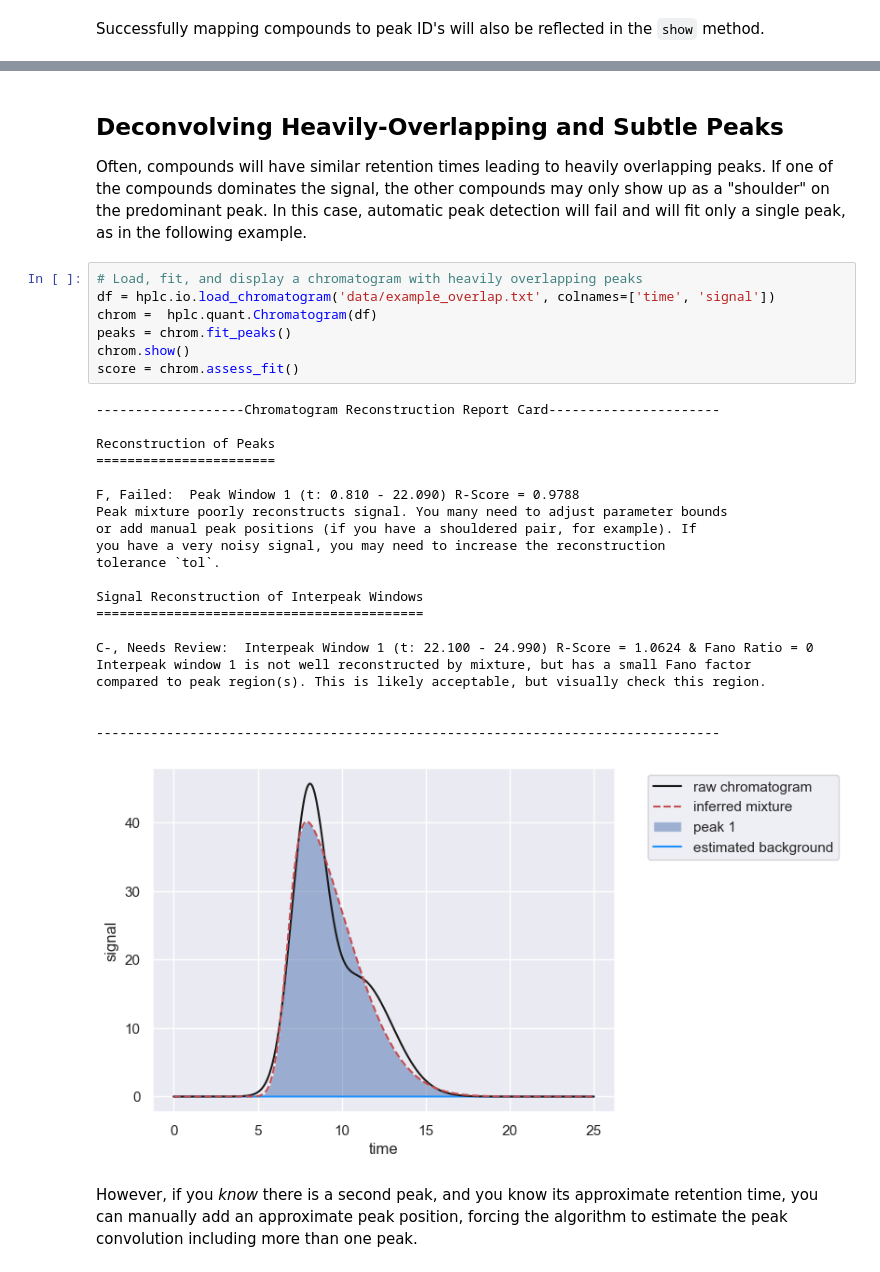
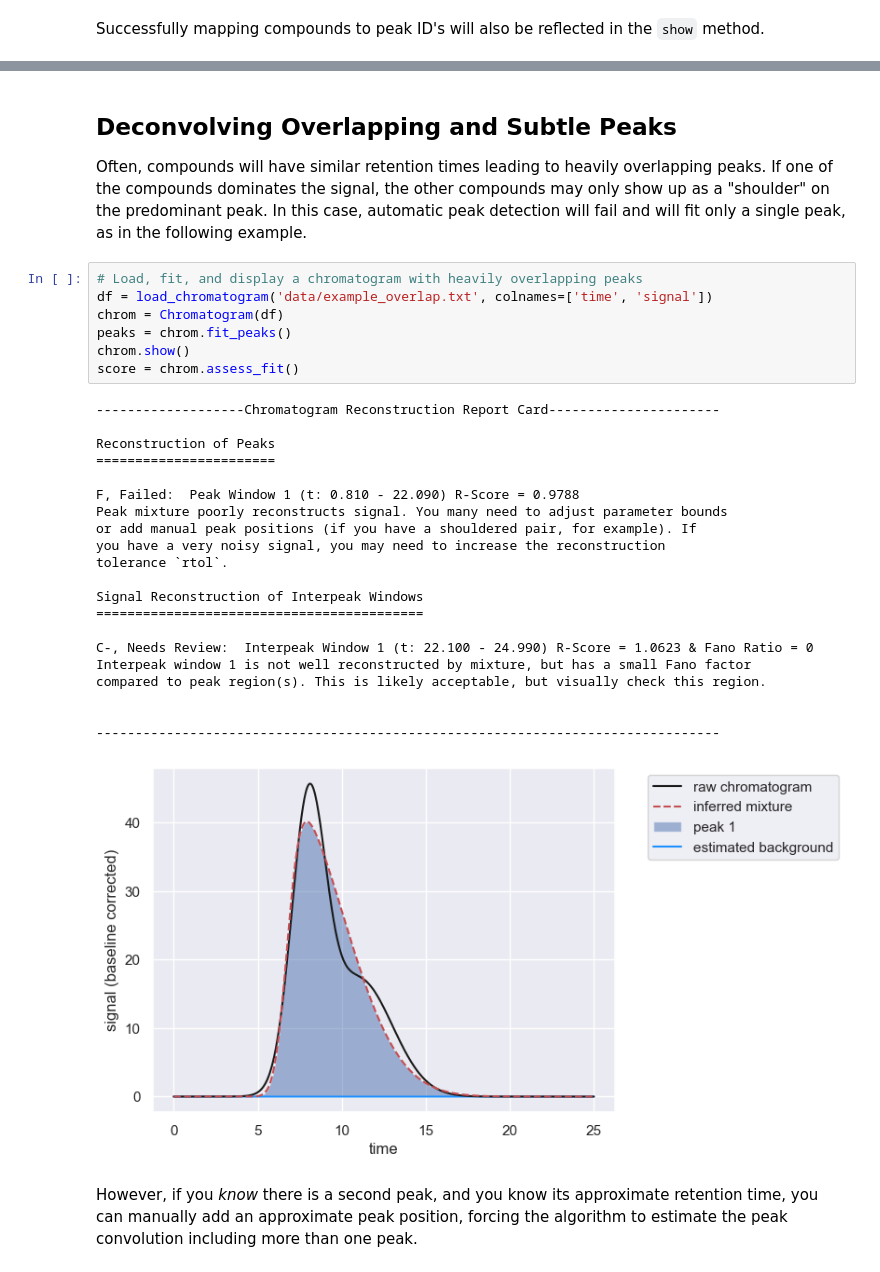
Before and after one commit to cremerlab/hplc-py, a Jupyter notebook: docs/source/getting_started/quickstart.ipynb, the cells around one changed output, grey strips where cells are left out. Drawn from its saved outputs; the diff is of its cells as text.

```diff
--- a/docs/source/getting_started/quickstart.ipynb
+++ b/docs/source/getting_started/quickstart.ipynb
@@ -153,35 +159,35 @@ chrom.show()
 # %% [markdown]
-## Deconvolving Heavily-Overlapping and Subtle Peaks
+## Deconvolving Overlapping and Subtle Peaks
 Often, compounds will have similar retention times leading to heavily overlapping peaks. If one of the compounds dominates the signal, the other compounds may only show up as a "shoulder" on the predominant peak. In this case, automatic peak detection will fail and will fit only a single peak, as in the following example.
 # %%
 # Load, fit, and display a chromatogram with heavily overlapping peaks
-df = hplc.io.load_chromatogram('data/example_overlap.txt', colnames=['time', 'signal'])
-chrom =  hplc.quant.Chromatogram(df)
+df = load_chromatogram('data/example_overlap.txt', colnames=['time', 'signal'])
+chrom = Chromatogram(df)
 peaks = chrom.fit_peaks()
 chrom.show()
 score = chrom.assess_fit()
 # %% [output]
 -------------------Chromatogram Reconstruction Report Card----------------------
 
 Reconstruction of Peaks
 =======================
 
 F, Failed:  Peak Window 1 (t: 0.810 - 22.090) R-Score = 0.9788
 Peak mixture poorly reconstructs signal. You many need to adjust parameter bounds
 or add manual peak positions (if you have a shouldered pair, for example). If
 you have a very noisy signal, you may need to increase the reconstruction
-tolerance `tol`.
+tolerance `rtol`.
 
 Signal Reconstruction of Interpeak Windows
 ==========================================
 
-C-, Needs Review:  Interpeak Window 1 (t: 22.100 - 24.990) R-Score = 1.0624 & Fano Ratio = 0
+C-, Needs Review:  Interpeak Window 1 (t: 22.100 - 24.990) R-Score = 1.0623 & Fano Ratio = 0
 Interpeak window 1 is not well reconstructed by mixture, but has a small Fano factor
 compared to peak region(s). This is likely acceptable, but visually check this region.
 
 
 --------------------------------------------------------------------------------
-[figure, old version]
+[figure, new version]
 # %% [markdown]
 However, if you *know* there is a second peak, and you know its approximate retention time, you can manually add an approximate peak position, forcing the algorithm to
 estimate the peak convolution including more than one peak.
```
Also changed, not shown: parts of 18 cells of this notebook, 5 other files.
